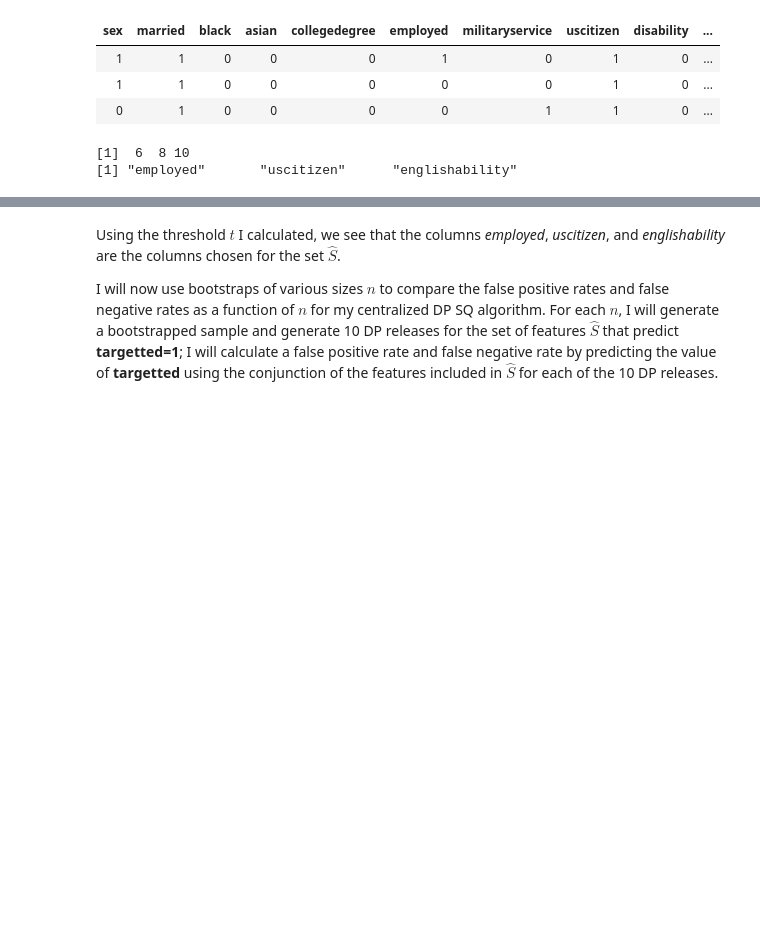
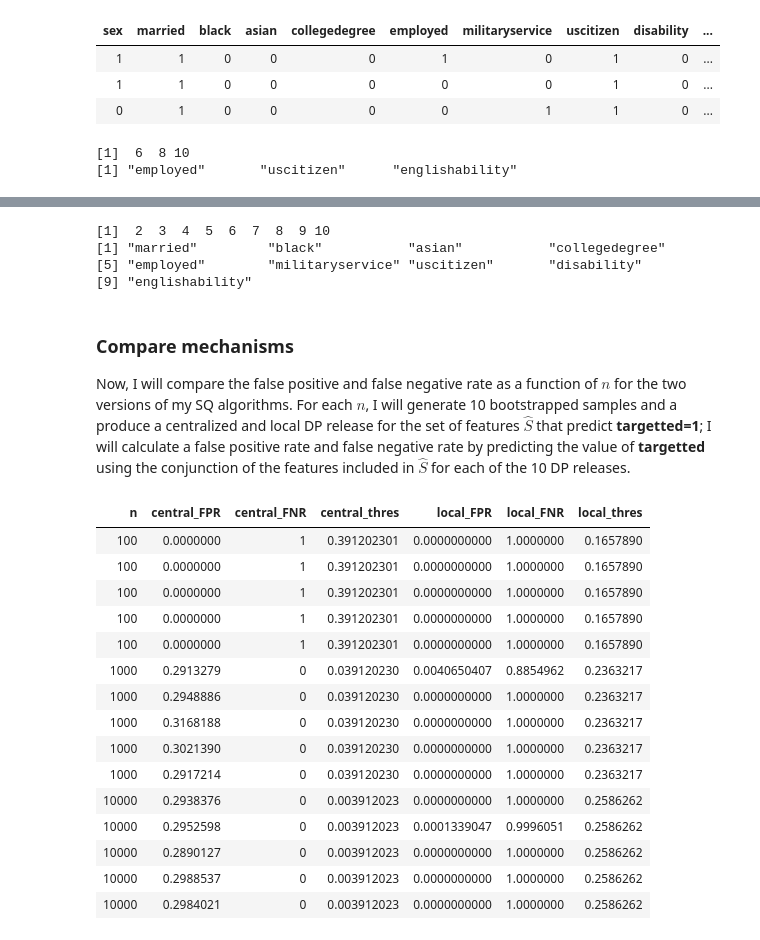
Before and after one commit to bhavenp/cs208, a Jupyter notebook: homework/HW4/HW4a_Bhaven_Patel.ipynb, the cells around one changed output, grey strips where cells are left out. Cells and saved outputs as stored; diff of their text form; code cells hidden in the pictures; blank space fills up the shorter version.

```diff
--- a/homework/HW4/HW4a_Bhaven_Patel.ipynb
+++ b/homework/HW4/HW4a_Bhaven_Patel.ipynb
@@ -266,9 +385,24 @@ print(colnames(caPUMS)[cDPInd$indices]) #print the colnames from the original da
+# %%
+#perform local DP release for SQ algorithm
+lDPInd <- localDP_SQAlg(xData = caPUMS[, 1:10], yData = caPUMS[['targetted']],
+                             totEpsilon = 1.0, threshold = 0.268);
+print(lDPInd$indices) #print the indices chosen as predictors for targetted
+print(colnames(caPUMS)[lDPInd$indices]) #print the colnames from the original dataset that the indices refer to
+# %% [output]
+[1]  2  3  4  5  6  7  8  9 10
+[1] "married"         "black"           "asian"           "collegedegree"
+[5] "employed"        "militaryservice" "uscitizen"       "disability"
+[9] "englishability"
 # %% [markdown]
-Using the threshold $t$ I calculated, we see that the columns *employed*, *uscitizen*, and *englishability* are the columns chosen for the set $\hat S$.
+### Compare mechanisms
 
-I will now use bootstraps of various sizes $n$ to compare the false positive rates and false negative rates as a function of $n$ for my centralized DP SQ algorithm. For each $n$, I will generate a bootstrapped sample and generate 10 DP releases for the set of features $\hat S$ that predict **targetted=1**; I will calculate a false positive rate and false negative rate by predicting the value of **targetted** using the conjunction of the features included in $\hat S$ for each of the 10 DP releases.
+Now, I will compare the false positive and false negative rate as a function of $n$ for the two versions of my SQ algorithms. For each $n$, I will generate 10 bootstrapped samples and a produce a centralized and local DP release for the set of features $\hat S$ that predict **targetted=1**; I will calculate a false positive rate and false negative rate by predicting the value of **targetted** using the conjunction of the features included in $\hat S$ for each of the 10 DP releases.
 # %%
-#function to calculate false positive and false negative rates given true and predicted data
+##function to calculate false positive and false negative rates given true and predicted data
+##
+## yTrue: vector of true values for targetted column
+## yPreds: vector of predicted values for targetted column
+
 calcFPandFN <- function(yTrue, yPreds){
     numPos <- sum(yTrue); #number of positive results is just sum of the vector
     numNeg <- length(yTrue) - numPos;
@@ -285,5 +419,27 @@ calcFPandFN <- function(yTrue, yPreds){
 
     return(list(fp=fpRate, fn=fnRate));
 }
+
+## function to get an analytical calculation of the threshold for centralized DP version of SQ algorithm
+## n: the number of rows in the dataset
+## d: the number of predictors in the dataset
+## epsilon: the total privacy-loss parameter
+centralized_tCalculation <- function(n, d, epsilon){
+    r <- log(0.2/d);
+    r <- r * -d/ (n * epsilon);
+    return(r);
+
+}
+
+## function to get an analytical calculation of the threshold for local DP version of SQ algorithm
+## n: the number of rows in the dataset
+## d: the number of predictors in the dataset
+## epsilon: the total privacy-loss parameter
+local_tCalculation <- function(n, d, epsilon){
+    numerator <- sqrt(exp(epsilon)) * qnorm(0.1/d) + sqrt(n);
+    denom <- sqrt(n) * (1 + exp(epsilon));
+    r <- numerator / denom;
+    return(r);
+}
 # %%
 # set.seed(24);
@@ -328,5 +514,25 @@ for(sSize in sampSizes){
 }
 # %%
 final_results <- as.data.frame(resultsMatrix);
-colnames(final_results) <- c("n", "FPR", "FNR");
-write.csv(final_results, file='ctlDP_bootstrap.csv', row.names=FALSE);
+colnames(final_results) <- c("n", "central_FPR", "central_FNR", "central_thres",
+                             "local_FPR", "local_FNR", "local_thres");
+
+final_results
+# write.csv(final_results, file='ctlDP_bootstrap.csv', row.names=FALSE);
+# %% [output]
+| n | central_FPR | central_FNR | central_thres | local_FPR | local_FNR | local_thres |
+| 100 | 0.0000000 | 1 | 0.391202301 | 0.0000000000 | 1.0000000 | 0.1657890 |
+| 100 | 0.0000000 | 1 | 0.391202301 | 0.0000000000 | 1.0000000 | 0.1657890 |
+| 100 | 0.0000000 | 1 | 0.391202301 | 0.0000000000 | 1.0000000 | 0.1657890 |
+| 100 | 0.0000000 | 1 | 0.391202301 | 0.0000000000 | 1.0000000 | 0.1657890 |
+| 100 | 0.0000000 | 1 | 0.391202301 | 0.0000000000 | 1.0000000 | 0.1657890 |
+| 1000 | 0.2913279 | 0 | 0.039120230 | 0.0040650407 | 0.8854962 | 0.2363217 |
+| 1000 | 0.2948886 | 0 | 0.039120230 | 0.0000000000 | 1.0000000 | 0.2363217 |
+| 1000 | 0.3168188 | 0 | 0.039120230 | 0.0000000000 | 1.0000000 | 0.2363217 |
+| 1000 | 0.3021390 | 0 | 0.039120230 | 0.0000000000 | 1.0000000 | 0.2363217 |
+| 1000 | 0.2917214 | 0 | 0.039120230 | 0.0000000000 | 1.0000000 | 0.2363217 |
+| 10000 | 0.2938376 | 0 | 0.003912023 | 0.0000000000 | 1.0000000 | 0.2586262 |
+| 10000 | 0.2952598 | 0 | 0.003912023 | 0.0001339047 | 0.9996051 | 0.2586262 |
+| 10000 | 0.2890127 | 0 | 0.003912023 | 0.0000000000 | 1.0000000 | 0.2586262 |
+| 10000 | 0.2988537 | 0 | 0.003912023 | 0.0000000000 | 1.0000000 | 0.2586262 |
+| 10000 | 0.2984021 | 0 | 0.003912023 | 0.0000000000 | 1.0000000 | 0.2586262 |
```
Also changed, not shown: parts of 19 cells of this notebook, 1 other file.
